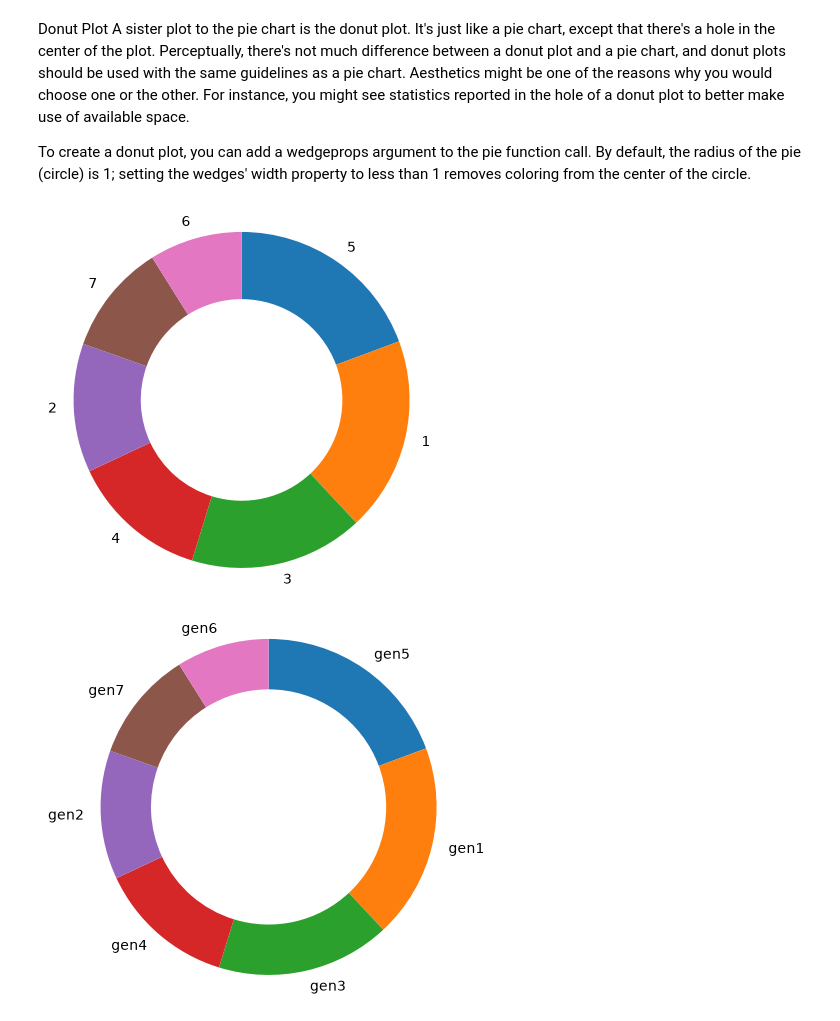
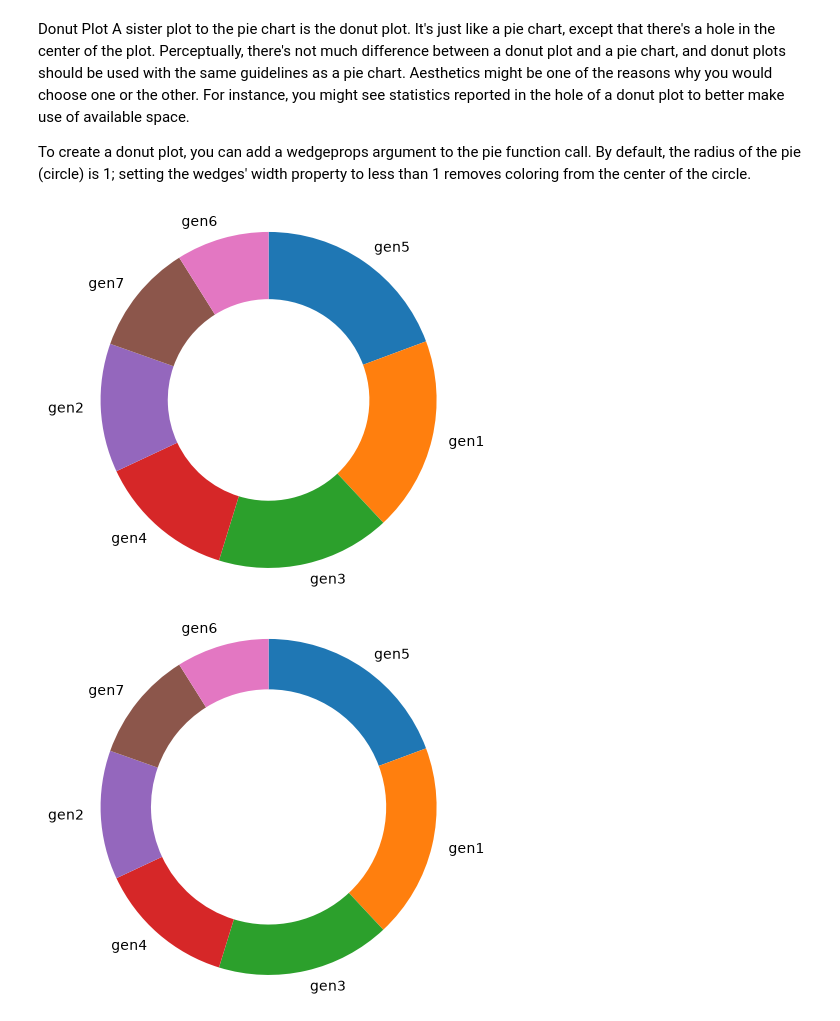
Before and after one commit to jjacque1/Learning-Numpy-in-JupyterNotebooks, a Jupyter notebook: pie_charts.ipynb, the cells around one changed output. Cells and saved outputs as stored; diff of their text form; code cells hidden in the pictures.

```diff
--- a/pie_charts.ipynb
+++ b/pie_charts.ipynb
@@ -45,15 +45,20 @@ To create a donut plot, you can add a wedgeprops argument to the pie function ca
 # %%
 #Example 2. Plot a simple Donut plot
 
+label_index  = sorted_counts.index.values
+
+label_names = ['gen{}'.format(v) for v in label_index]
+
 sorted_counts = pokemon['generation_id'].value_counts()
 
-plt.pie(sorted_counts, labels=sorted_counts.index, startangle=90, counterclock=False, wedgeprops={'width' : 0.4});
+
+plt.pie(sorted_counts, labels=label_names, startangle=90, counterclock=False, wedgeprops={'width' : 0.4});
 
 plt.axis('square')
 
 plt.show()
 # %% [output]
-[figure, old version]
+[figure, new version]
 # %%
 plt.pie(sorted_counts, labels=['gen5', 'gen1', 'gen3', 'gen4', 'gen2', 'gen7', 'gen6'], startangle=90, counterclock=False, wedgeprops={'width' : 0.3});
 
```
